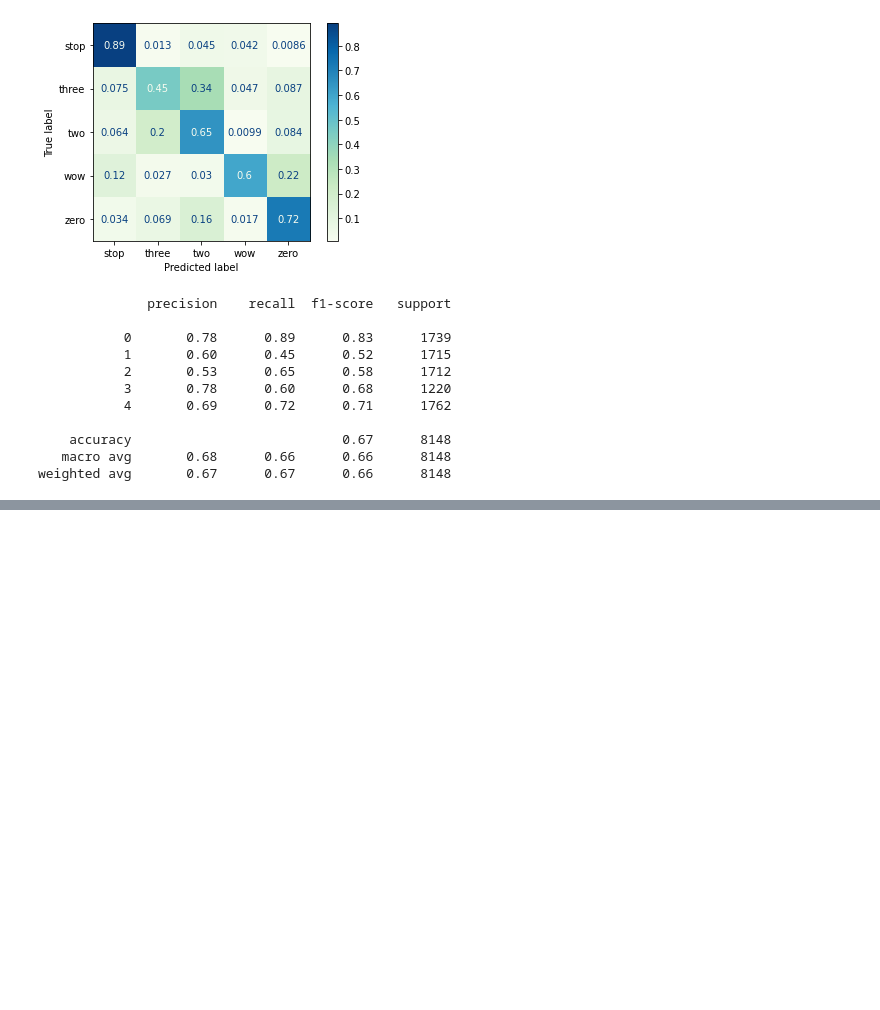
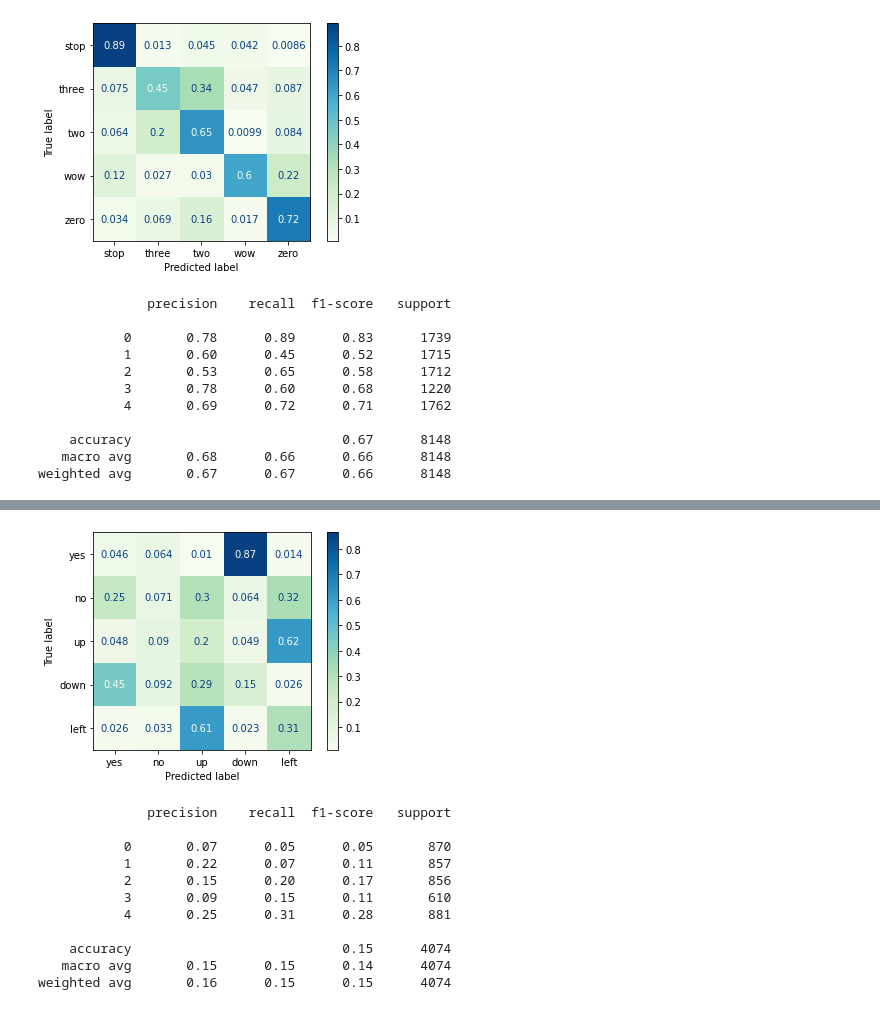
Before and after one commit to Porbi96/SG-AiR, a Jupyter notebook: lab34/ConfusionMatrix.ipynb, the cells around one changed output, grey strips where cells are left out. Saved outputs shown, nothing was run; the diff lists cells and outputs as text; code cells hidden in the pictures; blank space fills up the shorter version.

```diff
--- a/lab34/ConfusionMatrix.ipynb
+++ b/lab34/ConfusionMatrix.ipynb
@@ -96,0 +154,28 @@ weighted avg       0.67      0.67      0.66      8148
+# %%
+model = load_model('best_model_60.hdf5')
+
+x_train, x_test, y_train, y_test = train_test_split(np.array(all_wave),np.array(y),stratify=y,
+                                            test_size = 0.4,random_state=777,shuffle=True)
+y_pred = model.predict(x_test)
+
+matrix = confusion_matrix(y_test.argmax(axis=1), y_pred.argmax(axis=1), normalize='true')
+report = classification_report(y_test.argmax(axis=1), y_pred.argmax(axis=1))
+
+disp = ConfusionMatrixDisplay(confusion_matrix=matrix,display_labels=labels)
+disp = disp.plot(include_values=True, cmap='GnBu', ax=None, xticks_rotation='horizontal')
+
+plt.show()
+print(report)
+# %% [output]
+[figure, added]
+              precision    recall  f1-score   support
+
+           0       0.07      0.05      0.05       870
+           1       0.22      0.07      0.11       857
+           2       0.15      0.20      0.17       856
+           3       0.09      0.15      0.11       610
+           4       0.25      0.31      0.28       881
+
+    accuracy                           0.15      4074
+   macro avg       0.15      0.15      0.14      4074
+weighted avg       0.16      0.15      0.15      4074
```
Also changed, not shown: parts of 3 cells of this notebook, 2 other files.
